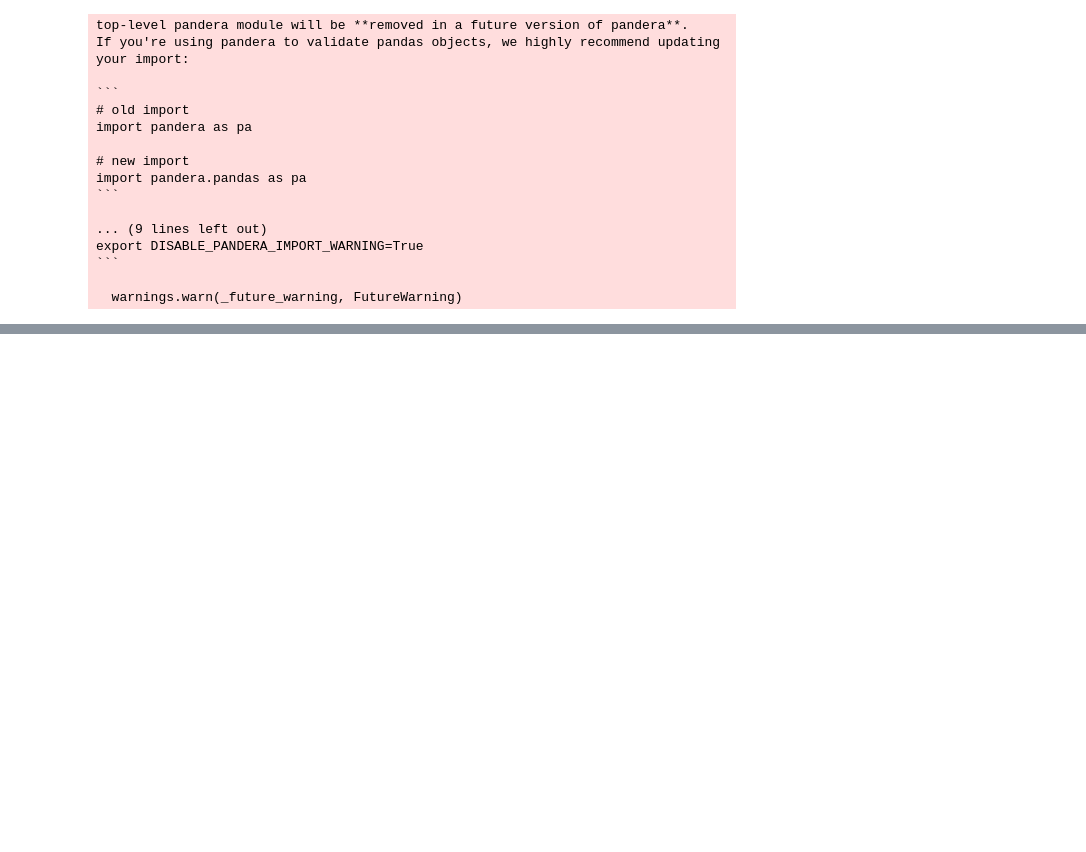
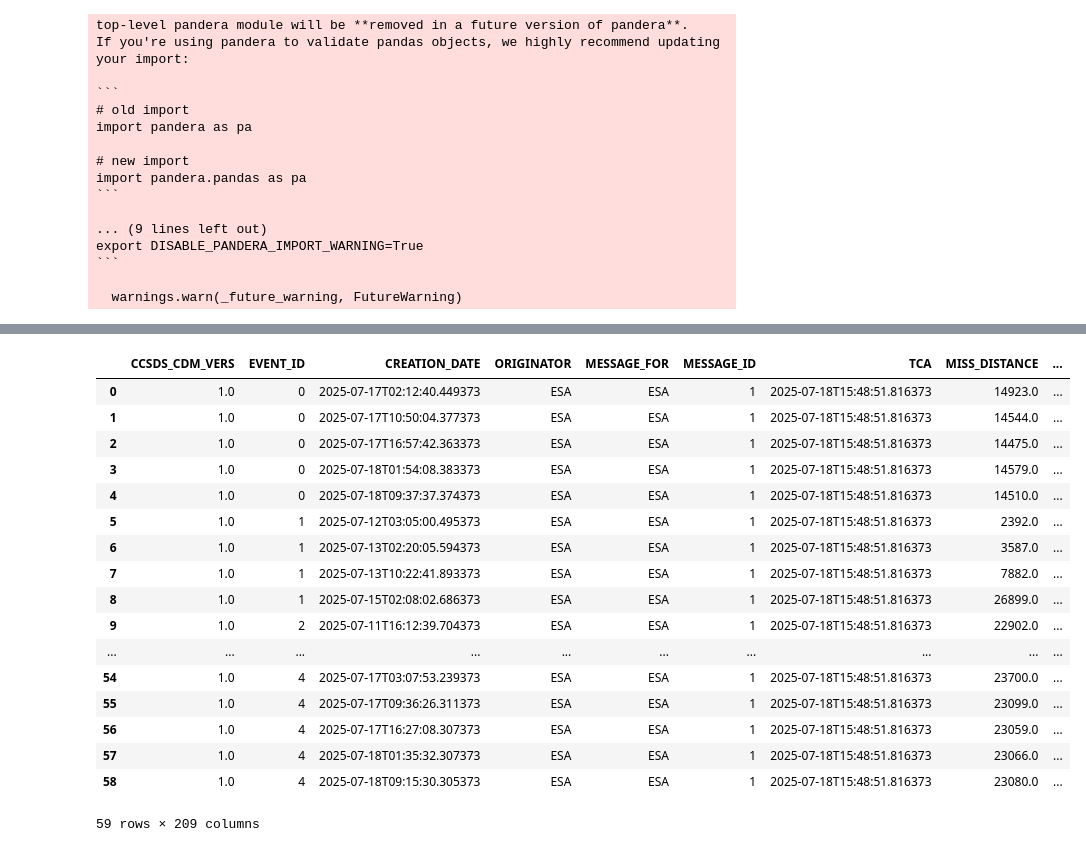
Before and after one commit to Boniface316/kessler, a Jupyter notebook: verification_events.ipynb, the cells around one changed output, grey strips where cells are left out. Saved outputs shown, nothing was run; the diff lists cells and outputs as text; code cells hidden in the pictures; blank space fills up the shorter version.

Commit message:
keys and events

```diff
--- a/verification_events.ipynb
+++ b/verification_events.ipynb
@@ -84,0 +147,22 @@ events_df
+# %%
+# TODO: verify these are correct compared to original events
+events.to_dataframe()
+# %% [output]
+|  | CCSDS_CDM_VERS | EVENT_ID | CREATION_DATE | ORIGINATOR | MESSAGE_FOR | MESSAGE_ID | TCA | MISS_DISTANCE | ... |
+| 0 | 1.0 | 0 | 2025-07-17T02:12:40.449373 | ESA | ESA | 1 | 2025-07-18T15:48:51.816373 | 14923.0 | ... |
+| 1 | 1.0 | 0 | 2025-07-17T10:50:04.377373 | ESA | ESA | 1 | 2025-07-18T15:48:51.816373 | 14544.0 | ... |
+| 2 | 1.0 | 0 | 2025-07-17T16:57:42.363373 | ESA | ESA | 1 | 2025-07-18T15:48:51.816373 | 14475.0 | ... |
+| 3 | 1.0 | 0 | 2025-07-18T01:54:08.383373 | ESA | ESA | 1 | 2025-07-18T15:48:51.816373 | 14579.0 | ... |
+| 4 | 1.0 | 0 | 2025-07-18T09:37:37.374373 | ESA | ESA | 1 | 2025-07-18T15:48:51.816373 | 14510.0 | ... |
+| 5 | 1.0 | 1 | 2025-07-12T03:05:00.495373 | ESA | ESA | 1 | 2025-07-18T15:48:51.816373 | 2392.0 | ... |
+| 6 | 1.0 | 1 | 2025-07-13T02:20:05.594373 | ESA | ESA | 1 | 2025-07-18T15:48:51.816373 | 3587.0 | ... |
+| 7 | 1.0 | 1 | 2025-07-13T10:22:41.893373 | ESA | ESA | 1 | 2025-07-18T15:48:51.816373 | 7882.0 | ... |
+| 8 | 1.0 | 1 | 2025-07-15T02:08:02.686373 | ESA | ESA | 1 | 2025-07-18T15:48:51.816373 | 26899.0 | ... |
+| 9 | 1.0 | 2 | 2025-07-11T16:12:39.704373 | ESA | ESA | 1 | 2025-07-18T15:48:51.816373 | 22902.0 | ... |
+| ... | ... | ... | ... | ... | ... | ... | ... | ... | ... |
+| 54 | 1.0 | 4 | 2025-07-17T03:07:53.239373 | ESA | ESA | 1 | 2025-07-18T15:48:51.816373 | 23700.0 | ... |
+| 55 | 1.0 | 4 | 2025-07-17T09:36:26.311373 | ESA | ESA | 1 | 2025-07-18T15:48:51.816373 | 23099.0 | ... |
+| 56 | 1.0 | 4 | 2025-07-17T16:27:08.307373 | ESA | ESA | 1 | 2025-07-18T15:48:51.816373 | 23059.0 | ... |
+| 57 | 1.0 | 4 | 2025-07-18T01:35:32.307373 | ESA | ESA | 1 | 2025-07-18T15:48:51.816373 | 23066.0 | ... |
+| 58 | 1.0 | 4 | 2025-07-18T09:15:30.305373 | ESA | ESA | 1 | 2025-07-18T15:48:51.816373 | 23080.0 | ... |
+59 rows × 209 columns
```
Also changed, not shown: parts of 12 cells of this notebook, 2 other files.
